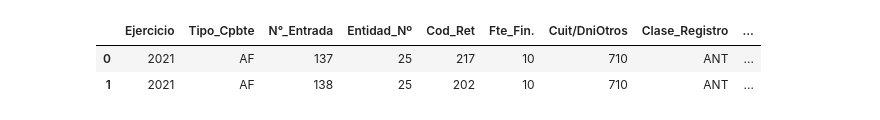
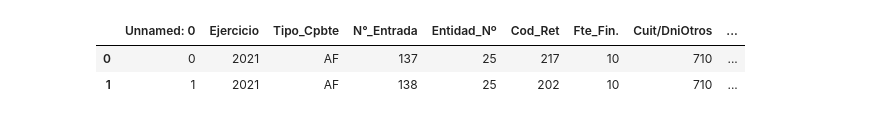
Before and after one commit to ivanjavierparra/Text-Mining-Austral, a Jupyter notebook: gbc.ipynb, the cells around one changed output. Cells and saved outputs as stored; diff of their text form; code cells hidden in the pictures.

```diff
--- a/gbc.ipynb
+++ b/gbc.ipynb
@@ -33,12 +33,13 @@ PATH_TO_TEMP_FILES = os.path.join(BASE_DIR, "work/optuna_temp_artifacts")
 #Artefactos que optuna gestiona
 PATH_TO_OPTUNA_ARTIFACTS = os.path.join(BASE_DIR, "work/optuna_artifacts")
 # %%
-df = pd.read_csv('../Text-Mining-Austral/dataset.csv',delimiter=';')
+#df = pd.read_csv('../Text-Mining-Austral/dataset.csv',delimiter=';')
+df = pd.read_csv('dataset_pesos.csv',sep=';')
 df.head(2)
 # %% [output]
-|  | Ejercicio | Tipo_Cpbte | N°_Entrada | Entidad_Nº | Cod_Ret | Fte_Fin. | Cuit/DniOtros | Clase_Registro | ... |
-| 0 | 2021 | AF | 137 | 25 | 217 | 10 | 710 | ANT | ... |
-| 1 | 2021 | AF | 138 | 25 | 202 | 10 | 710 | ANT | ... |
+|  | Unnamed: 0 | Ejercicio | Tipo_Cpbte | N°_Entrada | Entidad_Nº | Cod_Ret | Fte_Fin. | Cuit/DniOtros | ... |
+| 0 | 0 | 2021 | AF | 137 | 25 | 217 | 10 | 710 | ... |
+| 1 | 1 | 2021 | AF | 138 | 25 | 202 | 10 | 710 | ... |
 # %%
 # onehot encoding
 df.join(pd.get_dummies(df[["Tipo_Cpbte"]]))
```
Also changed, not shown: parts of 2 cells of this notebook, 35 other files.
